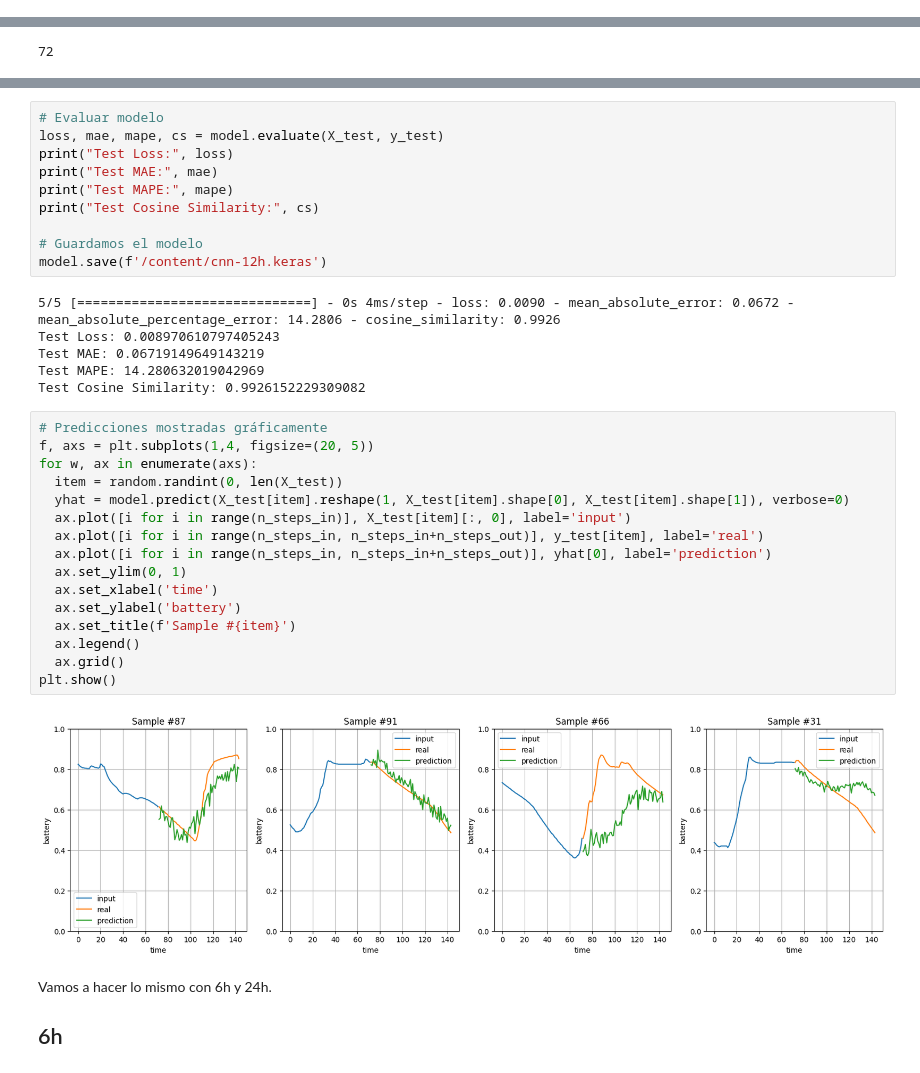
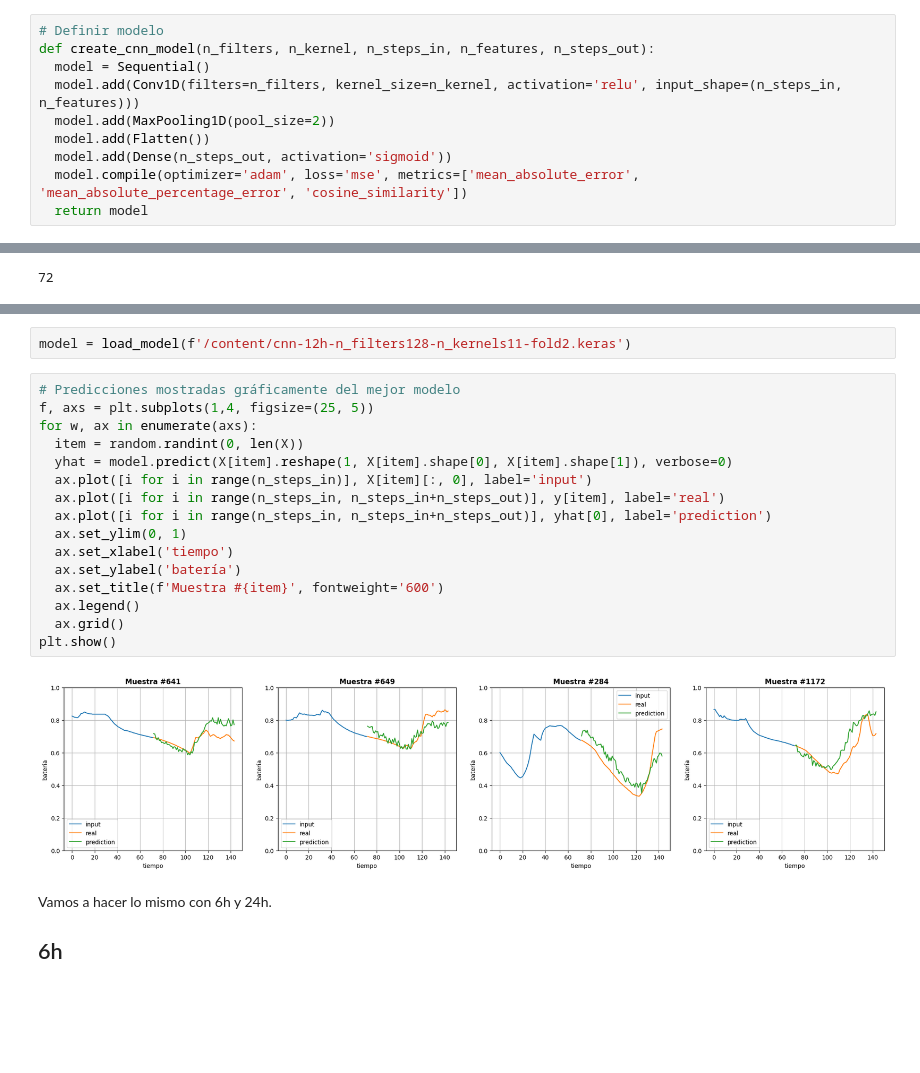
Before and after one commit to alendinez/energy-prediction, a Jupyter notebook: cnn.ipynb, the cells around one changed output, grey strips where cells are left out. Drawn from its saved outputs; the diff is of its cells as text; blank space fills up the shorter version.

```diff
--- a/cnn.ipynb
+++ b/cnn.ipynb
@@ -48,3 +67,13 @@ dfs[0].shape, dfs[0]
+# %%
+# Definir modelo
+def create_cnn_model(n_filters, n_kernel, n_steps_in, n_features, n_steps_out):
+  model = Sequential()
+  model.add(Conv1D(filters=n_filters, kernel_size=n_kernel, activation='relu', input_shape=(n_steps_in, n_features)))
+  model.add(MaxPooling1D(pool_size=2))
+  model.add(Flatten())
+  model.add(Dense(n_steps_out, activation='sigmoid'))
+  model.compile(optimizer='adam', loss='mse', metrics=['mean_absolute_error', 'mean_absolute_percentage_error', 'cosine_similarity'])
+  return model
 # %% [markdown]
 Vamos a predecir 6*12 valores, es decir 12h adelante, y vamos a tomar como base el mismo número de valores.
 
@@ -204,37 +187,23 @@ model.fit(X_train, y_train, validation_data=(X_val, y_val), epochs=100, callback
-# %%
-# Evaluar modelo
-loss, mae, mape, cs = model.evaluate(X_test, y_test)
-print("Test Loss:", loss)
-print("Test MAE:", mae)
-print("Test MAPE:", mape)
-print("Test Cosine Similarity:", cs)
-
-# Guardamos el modelo
-model.save(f'/content/cnn-12h.keras')
-# %% [output]
-5/5 [==============================] - 0s 4ms/step - loss: 0.0090 - mean_absolute_error: 0.0672 - mean_absolute_percentage_error: 14.2806 - cosine_similarity: 0.9926
-Test Loss: 0.008970610797405243
-Test MAE: 0.06719149649143219
-Test MAPE: 14.280632019042969
-Test Cosine Similarity: 0.9926152229309082
+# %%
+model = load_model(f'/content/cnn-12h-n_filters128-n_kernels11-fold2.keras')
 # %%
-# Predicciones mostradas gráficamente
-f, axs = plt.subplots(1,4, figsize=(20, 5))
+# Predicciones mostradas gráficamente del mejor modelo
+f, axs = plt.subplots(1,4, figsize=(25, 5))
 for w, ax in enumerate(axs):
-  item = random.randint(0, len(X_test))
-  yhat = model.predict(X_test[item].reshape(1, X_test[item].shape[0], X_test[item].shape[1]), verbose=0)
-  ax.plot([i for i in range(n_steps_in)], X_test[item][:, 0], label='input')
-  ax.plot([i for i in range(n_steps_in, n_steps_in+n_steps_out)], y_test[item], label='real')
+  item = random.randint(0, len(X))
+  yhat = model.predict(X[item].reshape(1, X[item].shape[0], X[item].shape[1]), verbose=0)
+  ax.plot([i for i in range(n_steps_in)], X[item][:, 0], label='input')
+  ax.plot([i for i in range(n_steps_in, n_steps_in+n_steps_out)], y[item], label='real')
   ax.plot([i for i in range(n_steps_in, n_steps_in+n_steps_out)], yhat[0], label='prediction')
   ax.set_ylim(0, 1)
-  ax.set_xlabel('time')
-  ax.set_ylabel('battery')
-  ax.set_title(f'Sample #{item}')
+  ax.set_xlabel('tiempo')
+  ax.set_ylabel('batería')
+  ax.set_title(f'Muestra #{item}', fontweight='600')
   ax.legend()
   ax.grid()
 plt.show()
 # %% [output]
-[figure, old version]
+[figure, new version]
 # %% [markdown]
 Vamos a hacer lo mismo con 6h y 24h.
 ## 6h
```
Also changed, not shown: parts of 27 cells of this notebook, 22 other files.
